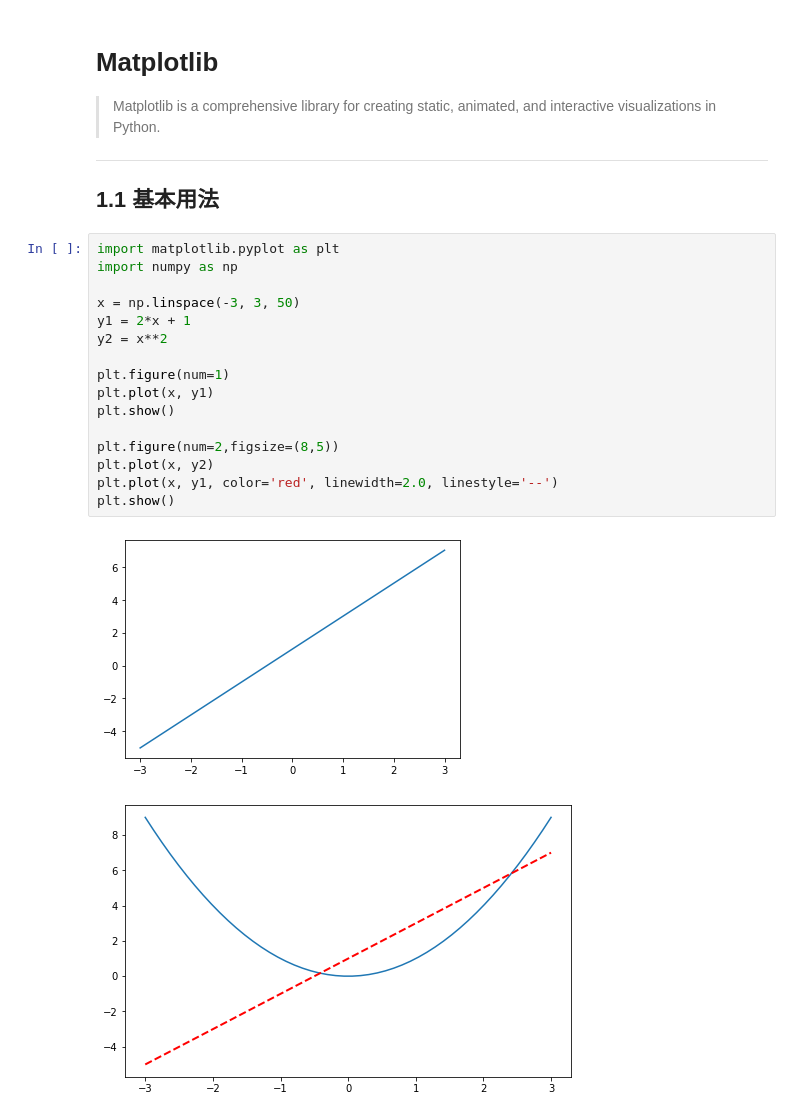
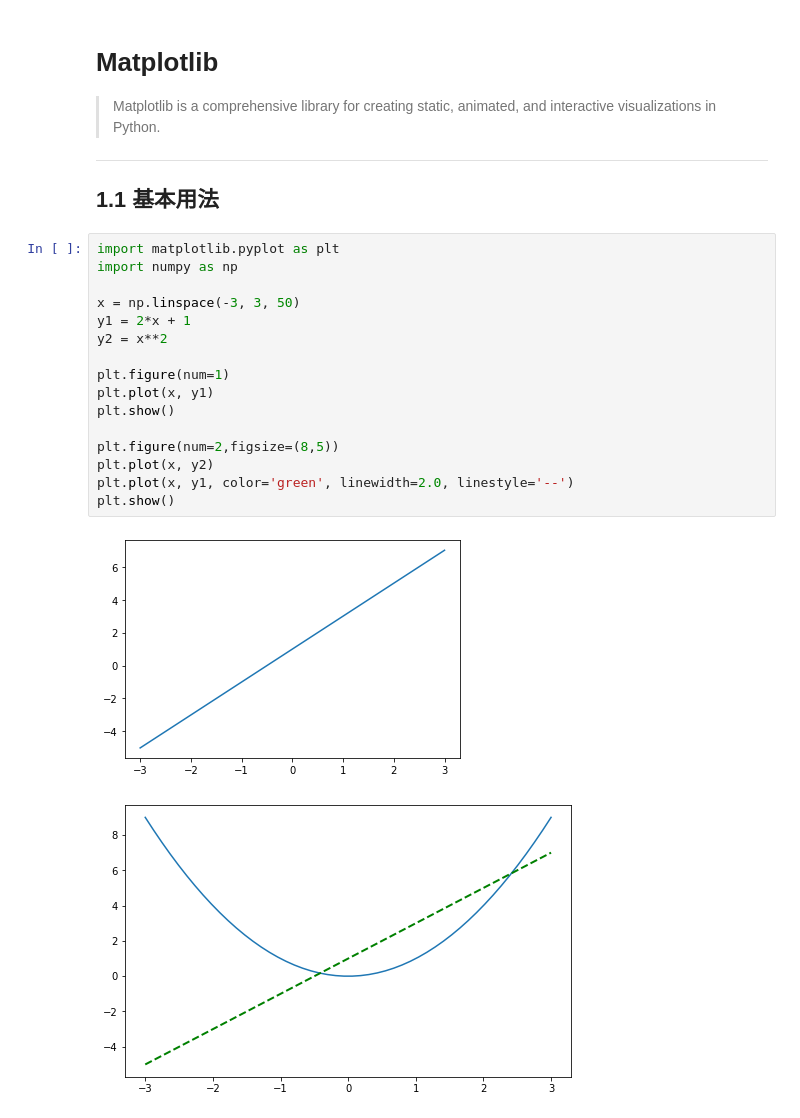
Before and after one commit to MMurphy98/Python, a Jupyter notebook: Matplotlib.ipynb, the cells around one changed output. Cells and saved outputs as stored; diff of their text form.

```diff
--- a/Matplotlib.ipynb
+++ b/Matplotlib.ipynb
@@ -9,22 +9,22 @@
 # %%
 import matplotlib.pyplot as plt
 import numpy as np
 
 x = np.linspace(-3, 3, 50)
 y1 = 2*x + 1
 y2 = x**2
 
 plt.figure(num=1)
 plt.plot(x, y1)
 plt.show()
 
 plt.figure(num=2,figsize=(8,5))
 plt.plot(x, y2)
-plt.plot(x, y1, color='red', linewidth=2.0, linestyle='--')
+plt.plot(x, y1, color='green', linewidth=2.0, linestyle='--')
 plt.show()
 # %% [output]
 [figure]
-[figure, old version]
+[figure, new version]
 # %%
 plt.figure()
 plt.plot(x, y2)
```
Also changed, not shown: parts of 1 cell of this notebook.
